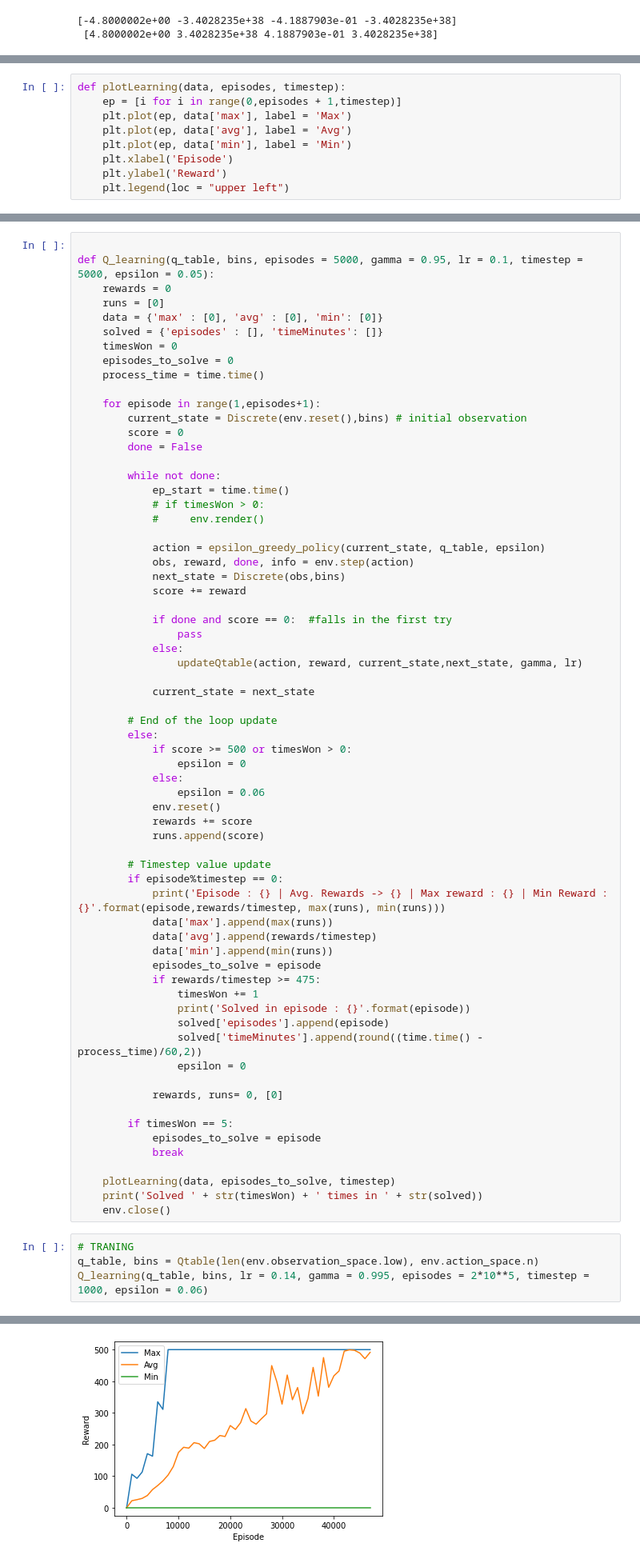
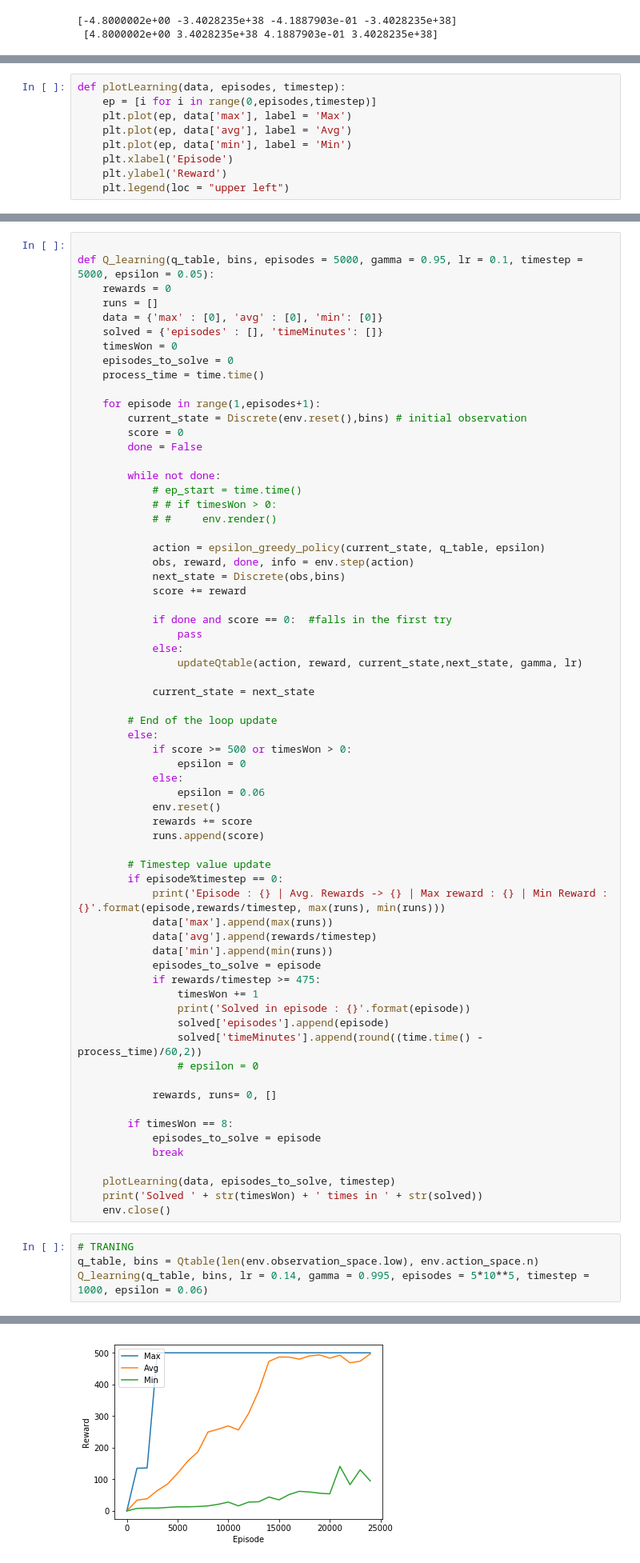
Before and after one commit to FranRossi/ArtificialIntelligence, a Jupyter notebook: QLearning/CartPoleWithRender.ipynb, the cells around one changed output, grey strips where cells are left out. Shown at 80% size. Cells and saved outputs as stored; diff of their text form.

```diff
--- a/QLearning/CartPoleWithRender.ipynb
+++ b/QLearning/CartPoleWithRender.ipynb
@@ -54,7 +54,7 @@ def epsilon_greedy_policy(state, Q, epsilon=0.1):
     return action
 # %%
 def plotLearning(data, episodes, timestep):
-    ep = [i for i in range(0,episodes + 1,timestep)]
+    ep = [i for i in range(0,episodes,timestep)]
     plt.plot(ep, data['max'], label = 'Max')
     plt.plot(ep, data['avg'], label = 'Avg')
     plt.plot(ep, data['min'], label = 'Min')
@@ -71,7 +71,7 @@ def updateQtable(action, reward, current_state,next_state, gamma, lr):
 
 def Q_learning(q_table, bins, episodes = 5000, gamma = 0.95, lr = 0.1, timestep = 5000, epsilon = 0.05):
     rewards = 0
-    runs = [0]
+    runs = []
     data = {'max' : [0], 'avg' : [0], 'min': [0]}
     solved = {'episodes' : [], 'timeMinutes': []}
     timesWon = 0
@@ -84,9 +84,9 @@ def Q_learning(q_table, bins, episodes = 5000, gamma = 0.95, lr = 0.1, timestep
         done = False
 
         while not done:
-            ep_start = time.time()
-            # if timesWon > 0:
-            #     env.render()
+            # ep_start = time.time()
+            # # if timesWon > 0:
+            # #     env.render()
 
             action = epsilon_greedy_policy(current_state, q_table, epsilon)
             obs, reward, done, info = env.step(action)
@@ -122,11 +122,11 @@ def Q_learning(q_table, bins, episodes = 5000, gamma = 0.95, lr = 0.1, timestep
                 print('Solved in episode : {}'.format(episode))
                 solved['episodes'].append(episode)
                 solved['timeMinutes'].append(round((time.time() - process_time)/60,2))
-                epsilon = 0
+                # epsilon = 0
 
-            rewards, runs= 0, [0]
+            rewards, runs= 0, []
 
-        if timesWon == 5:
+        if timesWon == 8:
             episodes_to_solve = episode
             break
 
@@ -136,5 +136,5 @@ def Q_learning(q_table, bins, episodes = 5000, gamma = 0.95, lr = 0.1, timestep
 # %%
 # TRANING
 q_table, bins = Qtable(len(env.observation_space.low), env.action_space.n)
-Q_learning(q_table, bins, lr = 0.14, gamma = 0.995, episodes = 2*10**5, timestep = 1000, epsilon = 0.06)
+Q_learning(q_table, bins, lr = 0.14, gamma = 0.995, episodes = 5*10**5, timestep = 1000, epsilon = 0.06)
 # %% [output]
@@ -158 +158 @@ Solved 5 times in {'episodes': [42000, 43000, 44000, 45000, 47000], 'timeMinutes
-[figure, old version]
+[figure, new version]
```
Also changed, not shown: parts of 2 cells of this notebook, 1 other file.
